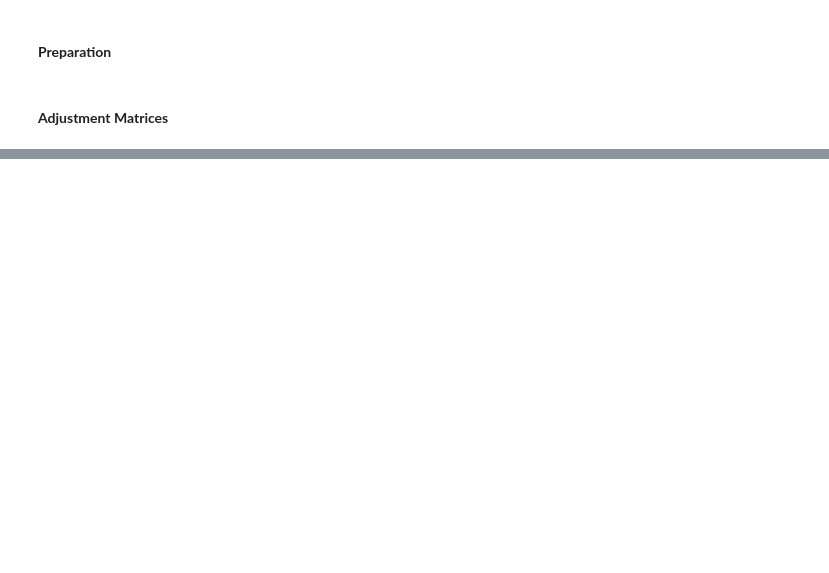
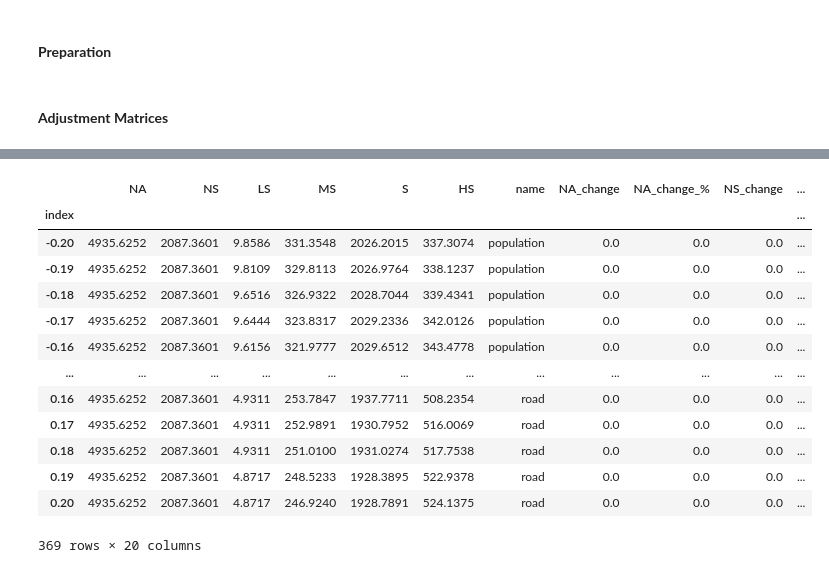
Before and after one commit to Auh3b/flood_shelter_sultability_research_unza, a Jupyter notebook: sensitivy_analysis.ipynb, the cells around one changed output, grey strips where cells are left out. Drawn from its saved outputs; the diff is of its cells as text; code cells hidden in the pictures; blank space fills up the shorter version.

```diff
--- a/sensitivy_analysis.ipynb
+++ b/sensitivy_analysis.ipynb
@@ -319,0 +303,17 @@ plotCritSensitivity(df_km2, list(crit_idx.values()))
+# %%
+df_km2
+# %% [output]
+|  | NA | NS | LS | MS | S | HS | name | NA_change | NA_change_% | NS_change | ... |
+| index |  |  |  |  |  |  |  |  |  |  | ... |
+| -0.20 | 4935.6252 | 2087.3601 | 9.8586 | 331.3548 | 2026.2015 | 337.3074 | population | 0.0 | 0.0 | 0.0 | ... |
+| -0.19 | 4935.6252 | 2087.3601 | 9.8109 | 329.8113 | 2026.9764 | 338.1237 | population | 0.0 | 0.0 | 0.0 | ... |
+| -0.18 | 4935.6252 | 2087.3601 | 9.6516 | 326.9322 | 2028.7044 | 339.4341 | population | 0.0 | 0.0 | 0.0 | ... |
+| -0.17 | 4935.6252 | 2087.3601 | 9.6444 | 323.8317 | 2029.2336 | 342.0126 | population | 0.0 | 0.0 | 0.0 | ... |
+| -0.16 | 4935.6252 | 2087.3601 | 9.6156 | 321.9777 | 2029.6512 | 343.4778 | population | 0.0 | 0.0 | 0.0 | ... |
+| ... | ... | ... | ... | ... | ... | ... | ... | ... | ... | ... | ... |
+| 0.16 | 4935.6252 | 2087.3601 | 4.9311 | 253.7847 | 1937.7711 | 508.2354 | road | 0.0 | 0.0 | 0.0 | ... |
+| 0.17 | 4935.6252 | 2087.3601 | 4.9311 | 252.9891 | 1930.7952 | 516.0069 | road | 0.0 | 0.0 | 0.0 | ... |
+| 0.18 | 4935.6252 | 2087.3601 | 4.9311 | 251.0100 | 1931.0274 | 517.7538 | road | 0.0 | 0.0 | 0.0 | ... |
+| 0.19 | 4935.6252 | 2087.3601 | 4.8717 | 248.5233 | 1928.3895 | 522.9378 | road | 0.0 | 0.0 | 0.0 | ... |
+| 0.20 | 4935.6252 | 2087.3601 | 4.8717 | 246.9240 | 1928.7891 | 524.1375 | road | 0.0 | 0.0 | 0.0 | ... |
+369 rows × 20 columns
```
Also changed, not shown: parts of 15 cells of this notebook, 2 other files.
